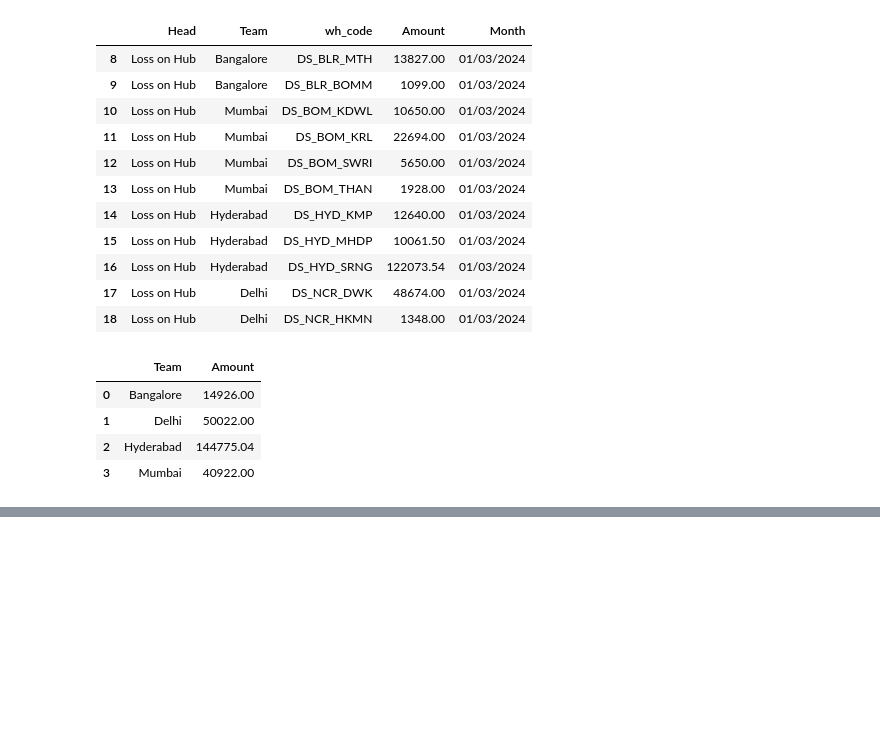
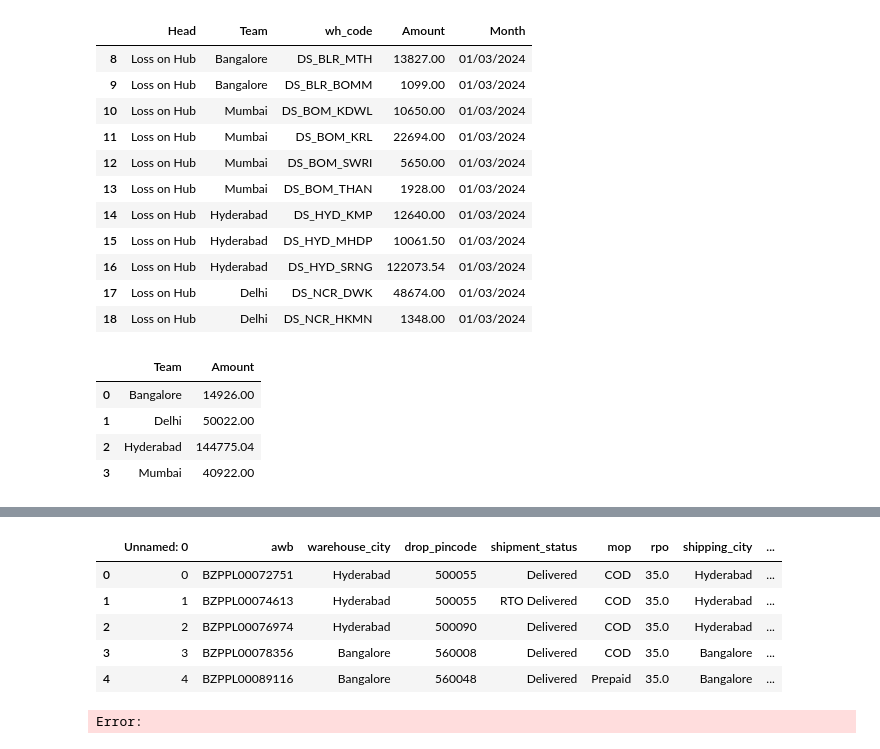
Before and after one commit to akshaygrows/akshaygrows, a Jupyter notebook: margin_v2/March.ipynb, the cells around one changed output, grey strips where cells are left out. Drawn from its saved outputs; the diff is of its cells as text; code cells hidden in the pictures; blank space fills up the shorter version.

```diff
--- a/margin_v2/March.ipynb
+++ b/margin_v2/March.ipynb
@@ -953,3 +949,5 @@ df_hubloss_cost_filtered.groupby('Team').aggregate({
 | 1 | Delhi | 50022.00 |
 | 2 | Hyderabad | 144775.04 |
 | 3 | Mumbai | 40922.00 |
+# %%
+df_march_read = pd.read_csv('margin_march.csv')
@@ -955,0 +967,15 @@ df_hubloss_cost_filtered.groupby('Team').aggregate({
+# %%
+df_march_read.head()
+# %% [output]
+|  | Unnamed: 0 | awb | warehouse_city | drop_pincode | shipment_status | mop | rpo | shipping_city | ... |
+| 0 | 0 | BZPPL00072751 | Hyderabad | 500055 | Delivered | COD | 35.0 | Hyderabad | ... |
+| 1 | 1 | BZPPL00074613 | Hyderabad | 500055 | RTO Delivered | COD | 35.0 | Hyderabad | ... |
+| 2 | 2 | BZPPL00076974 | Hyderabad | 500090 | Delivered | COD | 35.0 | Hyderabad | ... |
+| 3 | 3 | BZPPL00078356 | Bangalore | 560008 | Delivered | COD | 35.0 | Bangalore | ... |
+| 4 | 4 | BZPPL00089116 | Bangalore | 560048 | Delivered | Prepaid | 35.0 | Bangalore | ... |
+# %%
+df_with_city = df_march_read.merge(df_random, on = 'shipping_city',how='left')
+
+df_with_city.head()
+# %% [output]
+Error:
```
Also changed, not shown: parts of 3 cells of this notebook, 6 other files.
